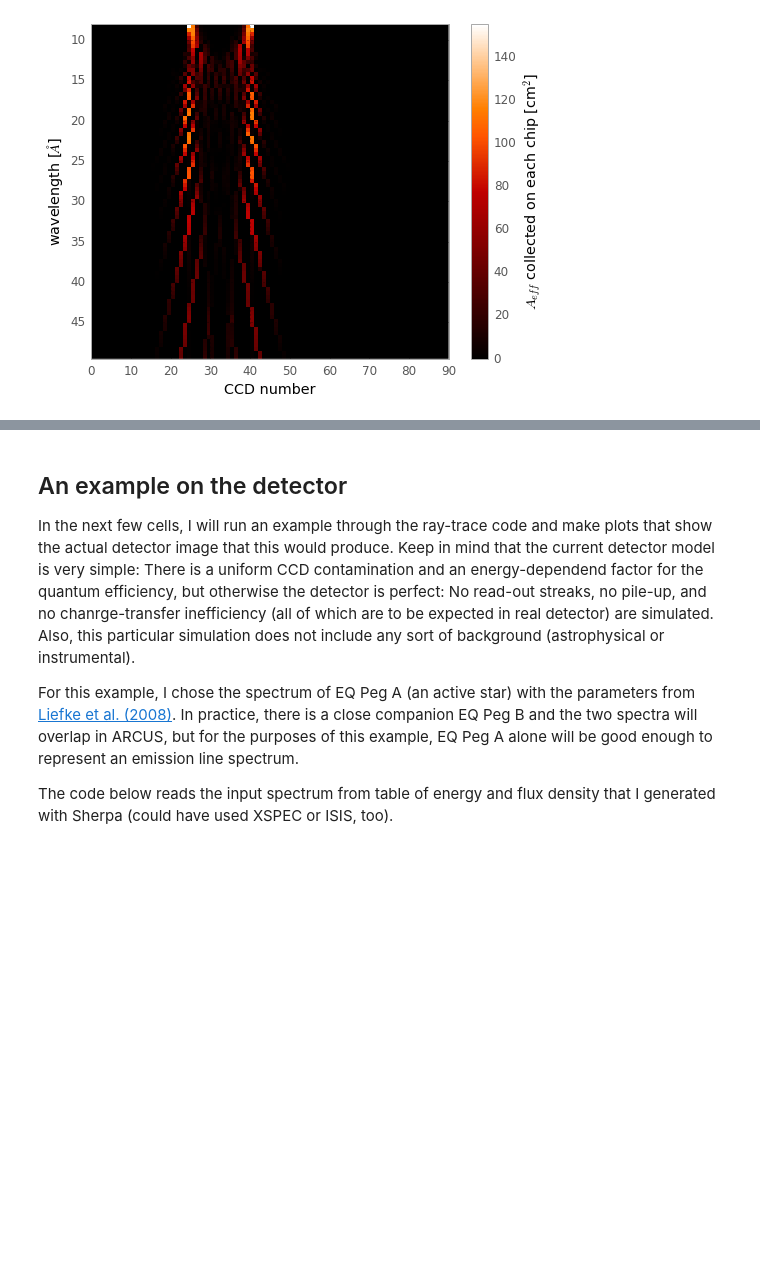
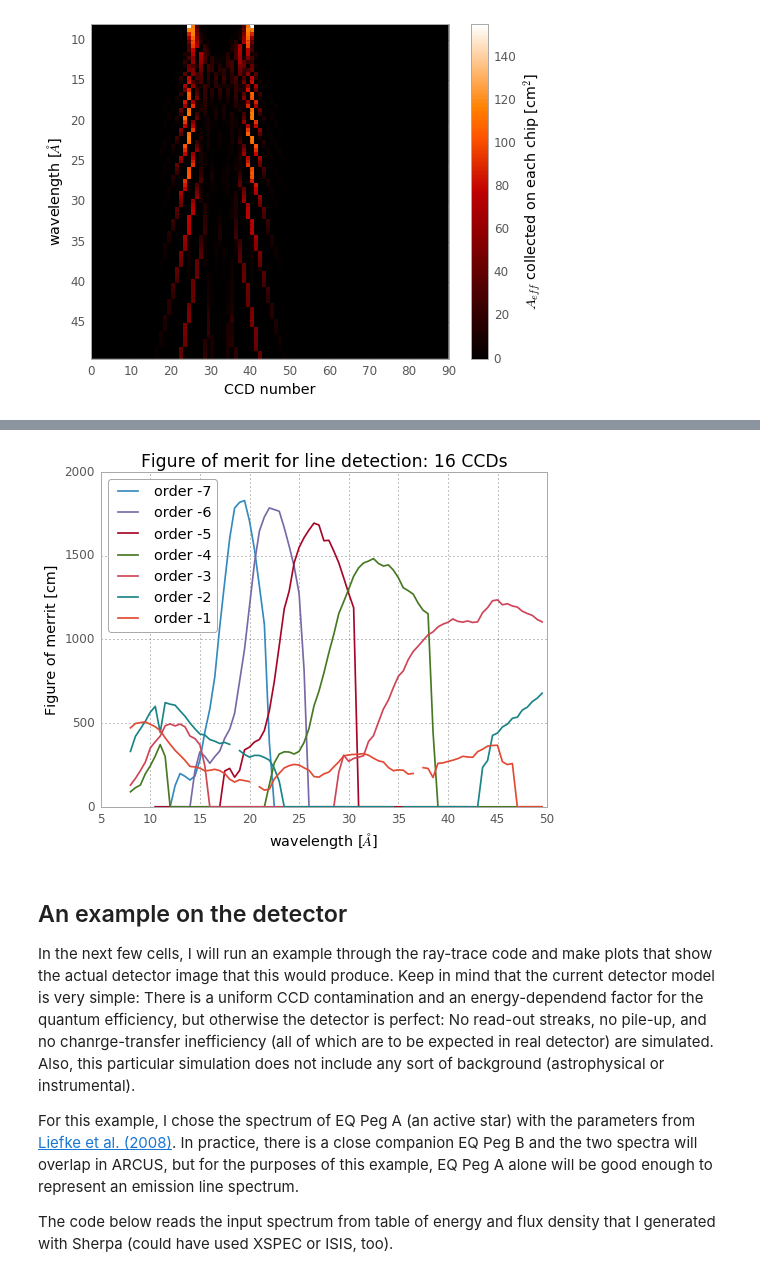
Before and after one commit to hamogu/ARCUS, a Jupyter notebook: notebooks/CATmerrit.ipynb, the cells around one changed output, grey strips where cells are left out. Cells and saved outputs as stored; diff of their text form; code cells hidden in the pictures; blank space fills up the shorter version.

```diff
--- a/notebooks/CATmerrit.ipynb
+++ b/notebooks/CATmerrit.ipynb
@@ -175,3 +309,9 @@ There are two pairs of channels, so everything is mirrored at about CCD ID 32 or
+# %%
+fig, ax = plot_merrit(aeff_16ccd, res)
+ax.set_xlim([5, 50])
+temp = ax.set_title('Figure of merit for line detection: 16 CCDs')
+# %% [output]
+[figure, added]
 # %% [markdown]
 ## An example on the detector
 In the next few cells, I will run an example through the ray-trace code and make plots that show the actual detector image that this would produce.
```
Also changed, not shown: parts of 20 cells of this notebook.
